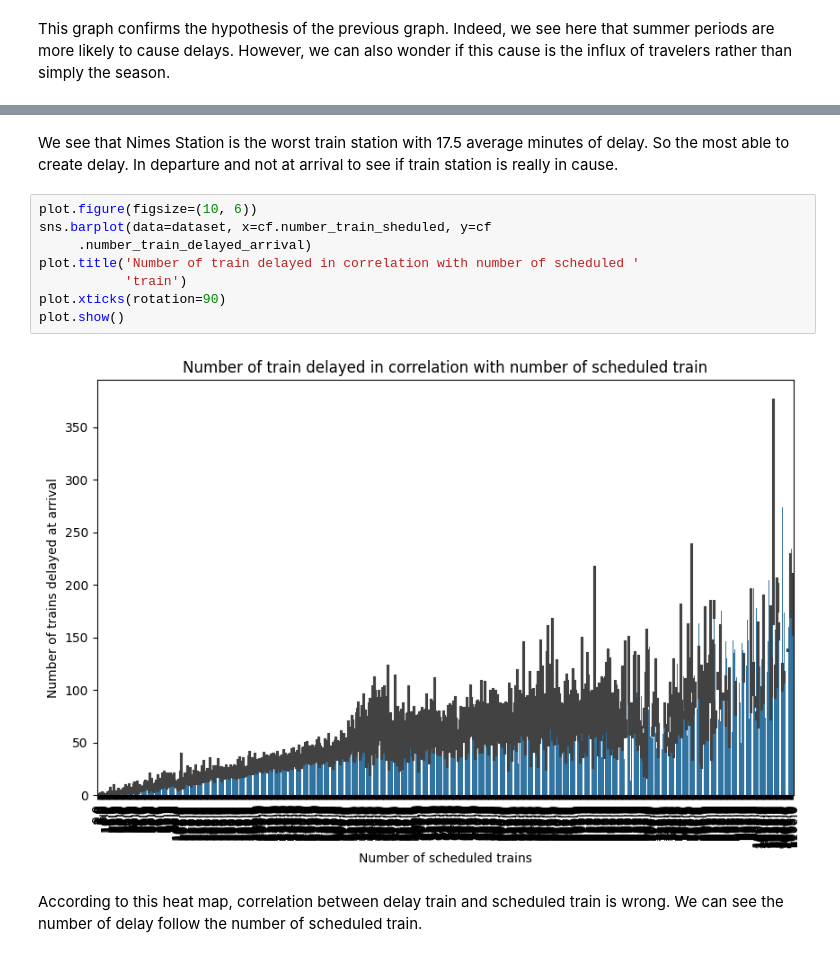
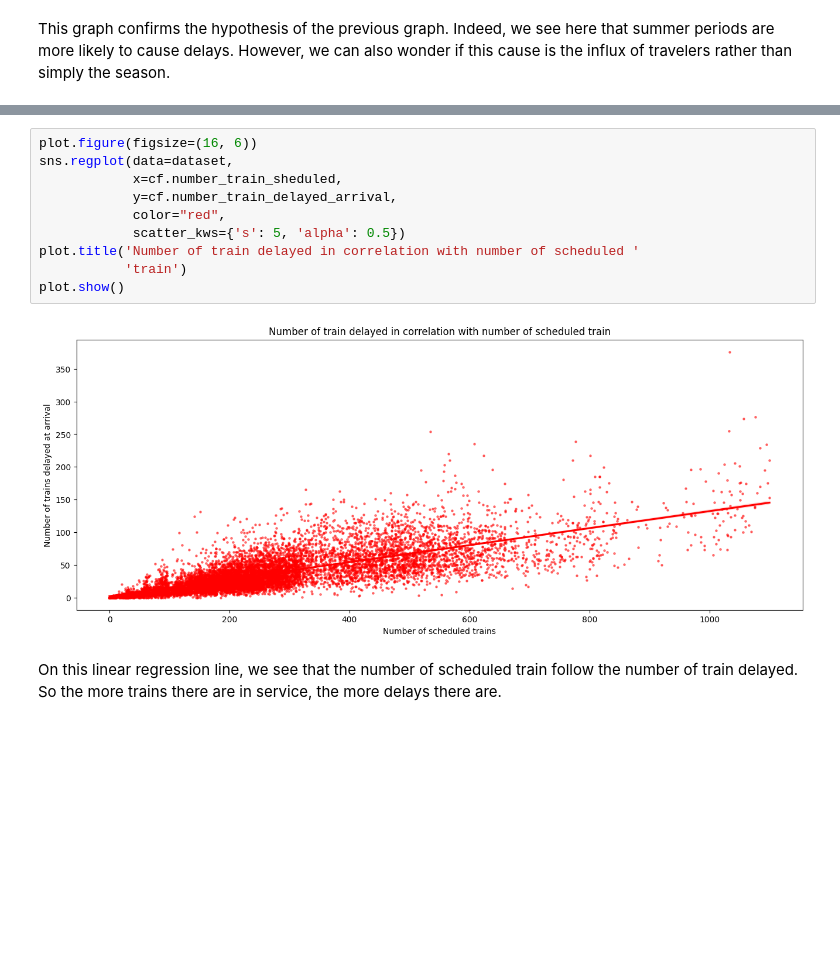
Before and after one commit to EthanLegendre/tardis, a Jupyter notebook: tardis_eda.ipynb, the cells around one changed output, grey strips where cells are left out. Drawn from its saved outputs; the diff is of its cells as text; blank space fills up the shorter version.

Commit message:
add(EDA): add new statistics and reorganize graphics. Add a conclusion at the end to finish the EDA.

```diff
--- a/tardis_eda.ipynb
+++ b/tardis_eda.ipynb
@@ -194,18 +182,15 @@ plot.show()
-# %% [markdown]
-We see that Nimes Station is the worst train station with 17.5 average
-minutes of delay. So the most able to create delay. In departure and not at
-arrival to see if train station is really in cause.
 # %%
-plot.figure(figsize=(10, 6))
-sns.barplot(data=dataset, x=cf.number_train_sheduled, y=cf
-     .number_train_delayed_arrival)
+plot.figure(figsize=(16, 6))
+sns.regplot(data=dataset,
+            x=cf.number_train_sheduled,
+            y=cf.number_train_delayed_arrival,
+            color="red",
+            scatter_kws={'s': 5, 'alpha': 0.5})
 plot.title('Number of train delayed in correlation with number of scheduled '
            'train')
-plot.xticks(rotation=90)
 plot.show()
 # %% [output]
-[figure, old version]
+[figure, new version]
 # %% [markdown]
-According to this heat map, correlation between delay train and scheduled
-train is wrong. We can see the number of delay follow the number of
-scheduled train.
+On this linear regression line, we see that the number of scheduled train
+follow the number of train delayed. So the more trains there are in service, the more delays there are.
```
Also changed, not shown: parts of 5 cells of this notebook.
